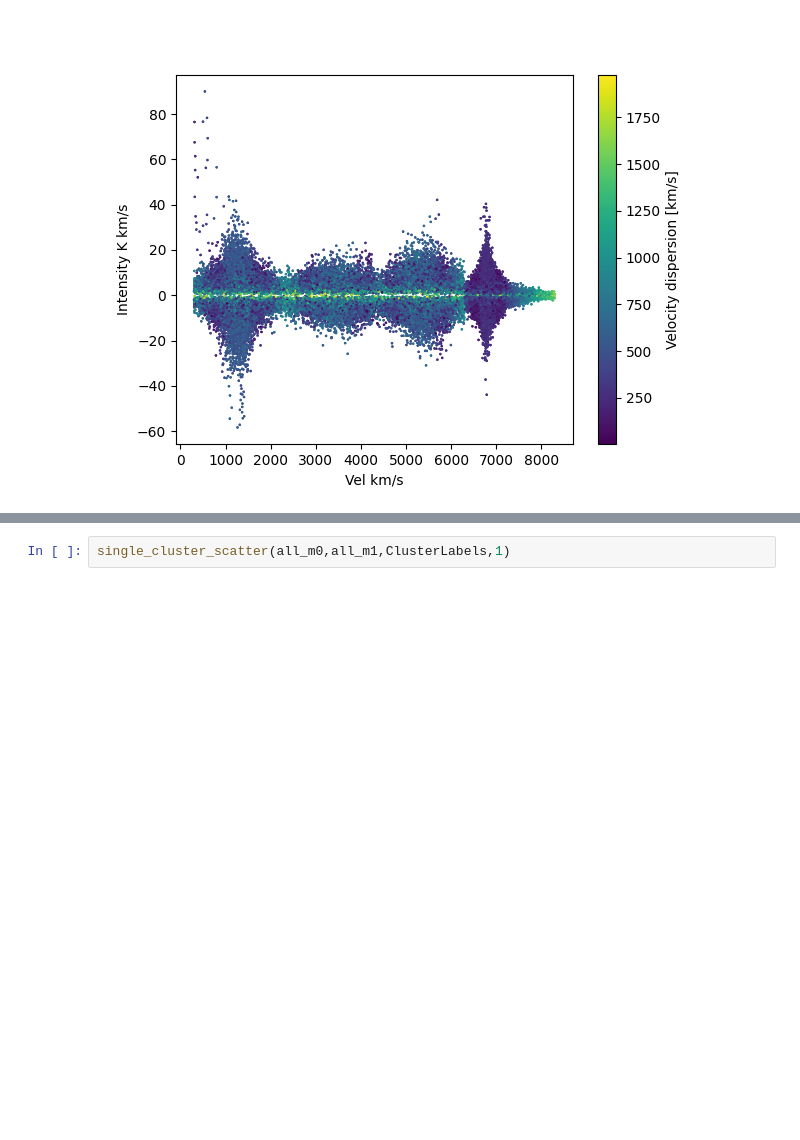
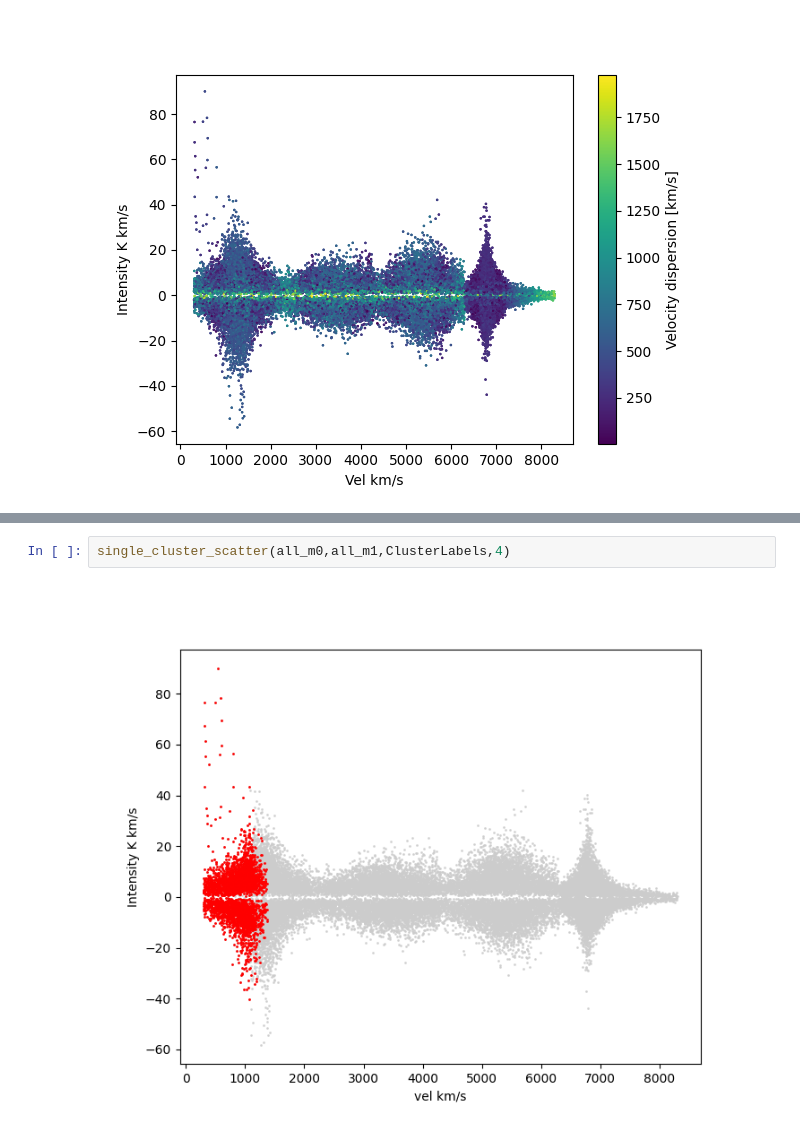
Before and after one commit to JBurke789/clustering, a Jupyter notebook: NGC1156_analysis.ipynb, the cells around one changed output, grey strips where cells are left out. Cells and saved outputs as stored; diff of their text form; blank space fills up the shorter version.

```diff
--- a/NGC1156_analysis.ipynb
+++ b/NGC1156_analysis.ipynb
@@ -391,3 +406,5 @@ ClusterLabels,ClusterLabels_ = run_clustering(all_m0,all_m1,all_m2,13)
 # %%
-single_cluster_scatter(all_m0,all_m1,ClusterLabels,1)
+single_cluster_scatter(all_m0,all_m1,ClusterLabels,4)
+# %% [output]
+[figure, added]
 # %%
```
Also changed, not shown: parts of 8 cells of this notebook, 4 other files.
